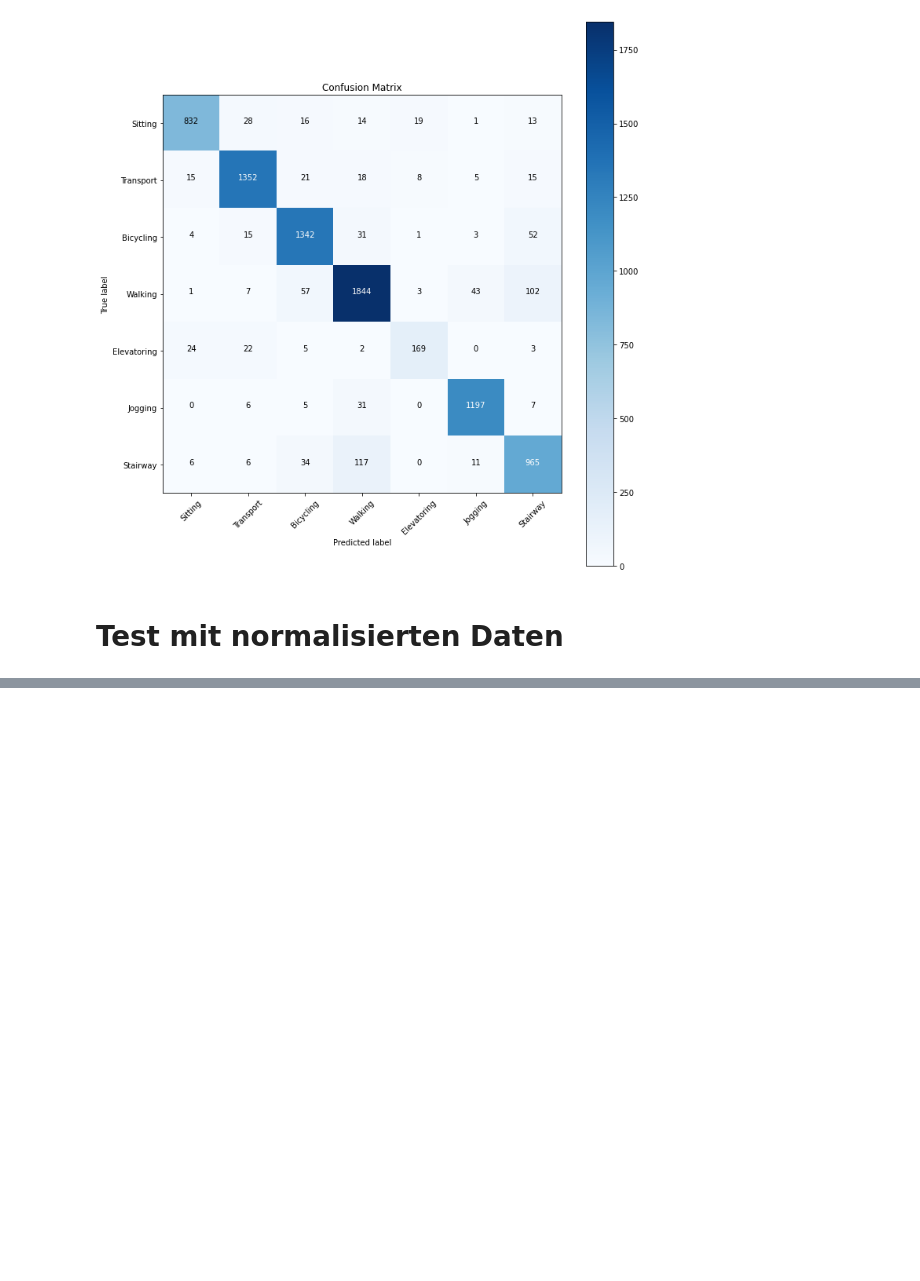
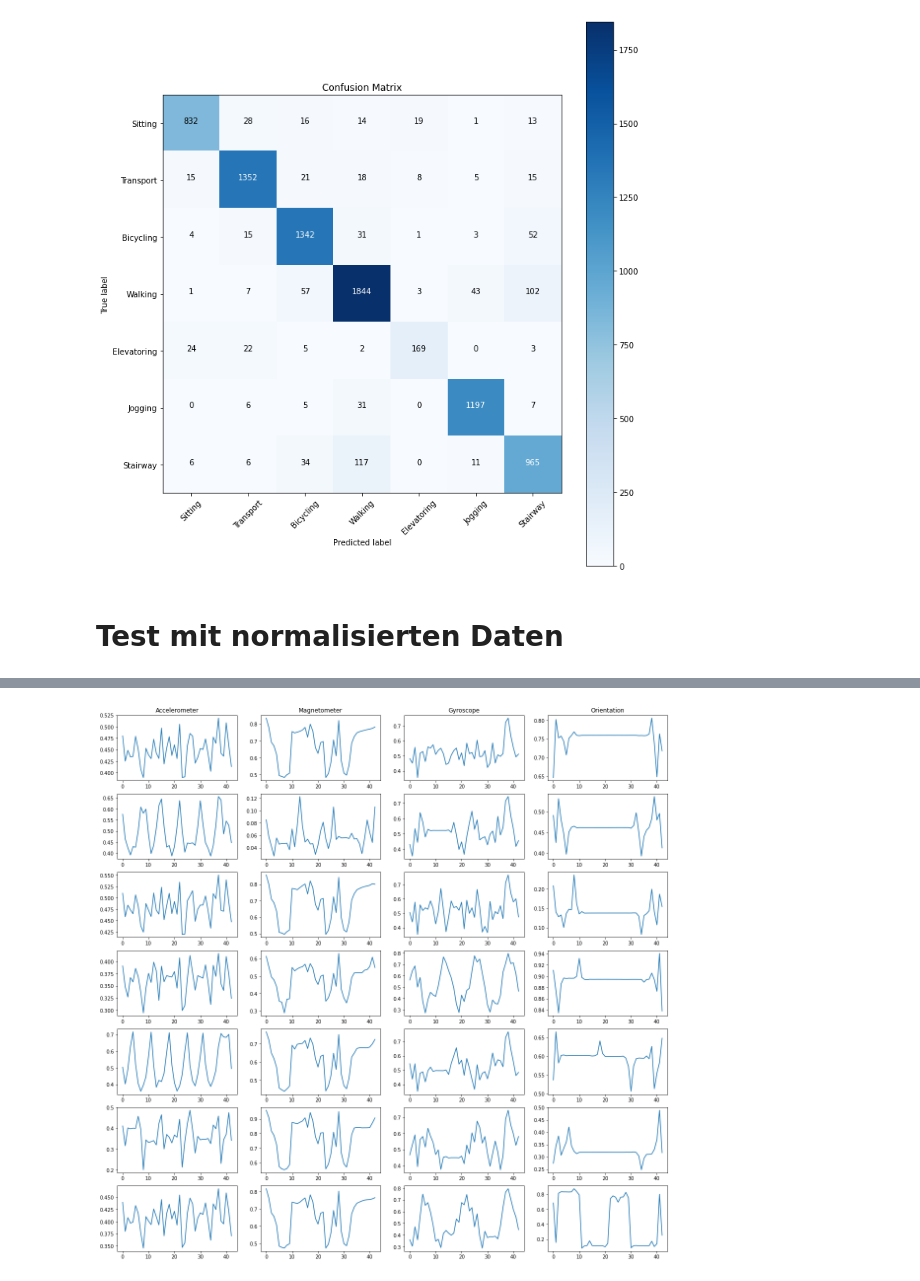
Before and after one commit to phyti1/ds_activity_tracker, a Jupyter notebook: Group_RS_FM/classic_model.ipynb, the cells around one changed output, grey strips where cells are left out. Cells and saved outputs as stored; diff of their text form; code cells hidden in the pictures; blank space fills up the shorter version.

```diff
--- a/Group_RS_FM/classic_model.ipynb
+++ b/Group_RS_FM/classic_model.ipynb
@@ -427,0 +441,3 @@ ValueError: Found array with dim 3. MinMaxScaler expected <= 2.
+# %%
+# fit the knn models
+normalized_models = fit_time_series_clustering(combinedOnSensors)
@@ -427,0 +554,13 @@ ValueError: Found array with dim 3. MinMaxScaler expected <= 2.
+# %%
+# plot centroids
+fig, ax = plt.subplots(7, 4, figsize=(20, 20))
+
+# plot centroids for each model
+for i in range(4):
+    for j in range(7):
+        ax[j, i].plot(normalized_models[i].cluster_centers_[j])
+
+    # set the tiltle per column of subplot
+    ax[0, i].set_title(model_names[i])
+# %% [output]
+[figure, added]
```
Also changed, not shown: parts of 15 cells of this notebook, 3 other files.
